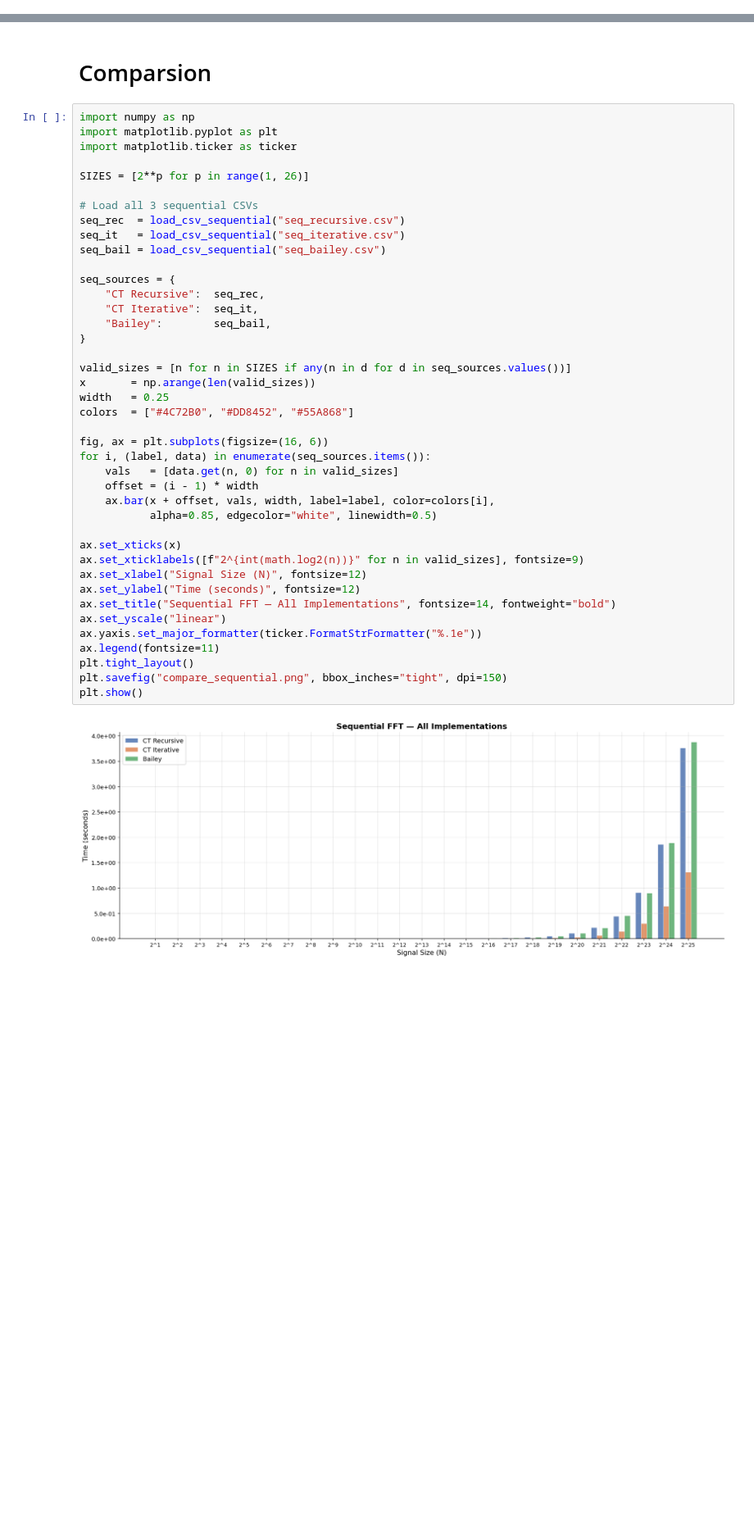
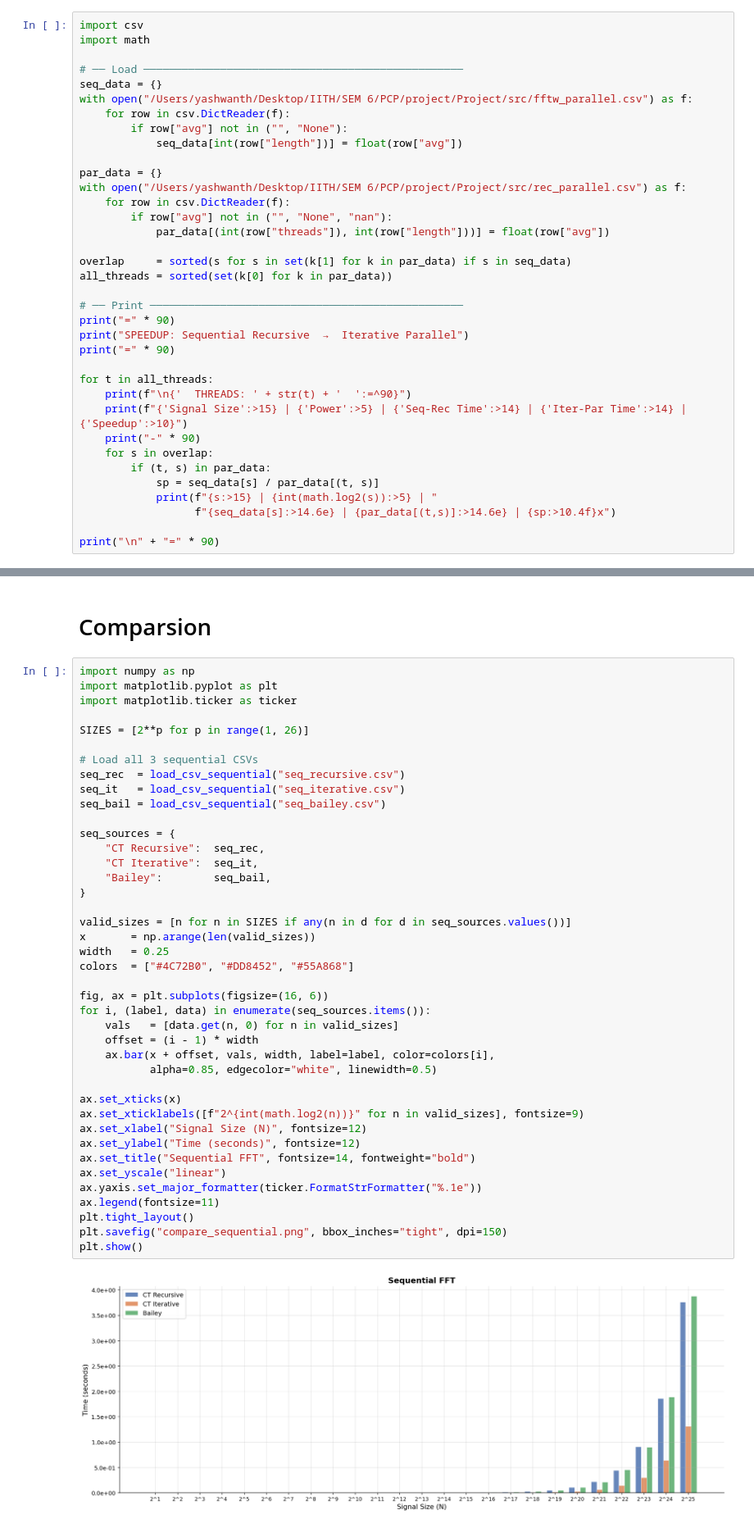
Before and after one commit to YashwanthKoleti/PCP_Project, a Jupyter notebook: src/fft_benchmark (1).ipynb, the cells around one changed output, grey strips where cells are left out. Shown at 82% size. Drawn from its saved outputs; the diff is of its cells as text; blank space fills up the shorter version.

```diff
--- a/src/fft_benchmark (1).ipynb
+++ b/src/fft_benchmark (1).ipynb
@@ -816,0 +925,36 @@ Done in 131.3s
+# %%
+import csv
+import math
+
+# ── Load ──────────────────────────────────────────────────
+seq_data = {}
+with open("/Users/yashwanth/Desktop/IITH/SEM 6/PCP/project/Project/src/fftw_parallel.csv") as f:
+    for row in csv.DictReader(f):
+        if row["avg"] not in ("", "None"):
+            seq_data[int(row["length"])] = float(row["avg"])
+
+par_data = {}
+with open("/Users/yashwanth/Desktop/IITH/SEM 6/PCP/project/Project/src/rec_parallel.csv") as f:
+    for row in csv.DictReader(f):
+        if row["avg"] not in ("", "None", "nan"):
+            par_data[(int(row["threads"]), int(row["length"]))] = float(row["avg"])
+
+overlap     = sorted(s for s in set(k[1] for k in par_data) if s in seq_data)
+all_threads = sorted(set(k[0] for k in par_data))
+
+# ── Print ─────────────────────────────────────────────────
+print("=" * 90)
+print("SPEEDUP: Sequential Recursive  →  Iterative Parallel")
+print("=" * 90)
+
+for t in all_threads:
+    print(f"\n{'  THREADS: ' + str(t) + '  ':=^90}")
+    print(f"{'Signal Size':>15} | {'Power':>5} | {'Seq-Rec Time':>14} | {'Iter-Par Time':>14} | {'Speedup':>10}")
+    print("-" * 90)
+    for s in overlap:
+        if (t, s) in par_data:
+            sp = seq_data[s] / par_data[(t, s)]
+            print(f"{s:>15} | {int(math.log2(s)):>5} | "
+                  f"{seq_data[s]:>14.6e} | {par_data[(t,s)]:>14.6e} | {sp:>10.4f}x")
+
+print("\n" + "=" * 90)
@@ -830,35 +992,35 @@ seq_bail = load_csv_sequential("seq_bailey.csv")
 
 seq_sources = {
     "CT Recursive":  seq_rec,
     "CT Iterative":  seq_it,
     "Bailey":        seq_bail,
 }
 
 valid_sizes = [n for n in SIZES if any(n in d for d in seq_sources.values())]
 x       = np.arange(len(valid_sizes))
 width   = 0.25
 colors  = ["#4C72B0", "#DD8452", "#55A868"]
 
 fig, ax = plt.subplots(figsize=(16, 6))
 for i, (label, data) in enumerate(seq_sources.items()):
     vals   = [data.get(n, 0) for n in valid_sizes]
     offset = (i - 1) * width
     ax.bar(x + offset, vals, width, label=label, color=colors[i],
            alpha=0.85, edgecolor="white", linewidth=0.5)
 
 ax.set_xticks(x)
 ax.set_xticklabels([f"2^{int(math.log2(n))}" for n in valid_sizes], fontsize=9)
 ax.set_xlabel("Signal Size (N)", fontsize=12)
 ax.set_ylabel("Time (seconds)", fontsize=12)
-ax.set_title("Sequential FFT — All Implementations", fontsize=14, fontweight="bold")
+ax.set_title("Sequential FFT", fontsize=14, fontweight="bold")
 ax.set_yscale("linear")
 ax.yaxis.set_major_formatter(ticker.FormatStrFormatter("%.1e"))
 ax.legend(fontsize=11)
 plt.tight_layout()
 plt.savefig("compare_sequential.png", bbox_inches="tight", dpi=150)
 plt.show()
 # %% [output]
-[figure, old version]
+[figure, new version]
 # %%
 import math
 import numpy as np
```
Also changed, not shown: parts of 6 cells of this notebook, 11 other files.
